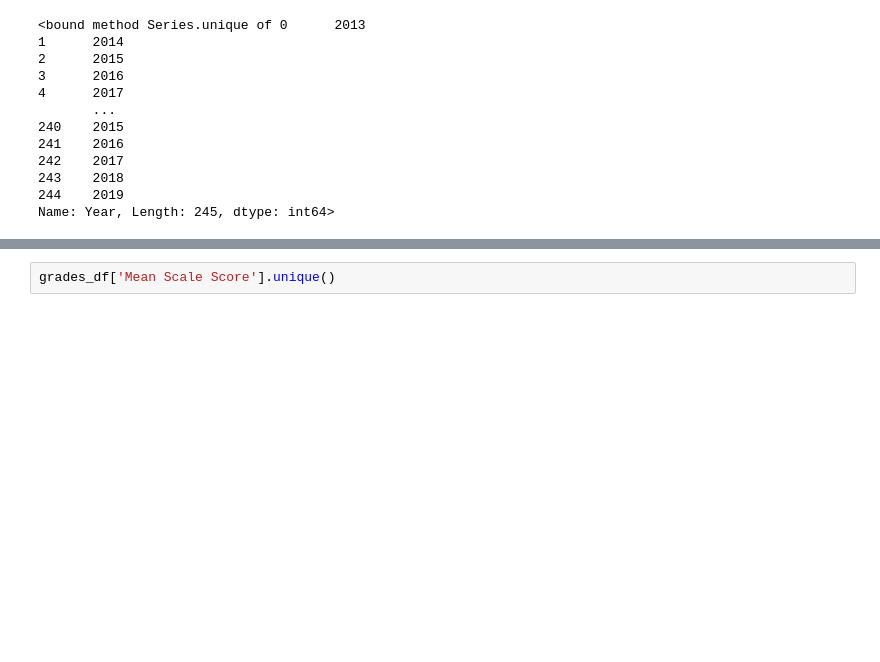
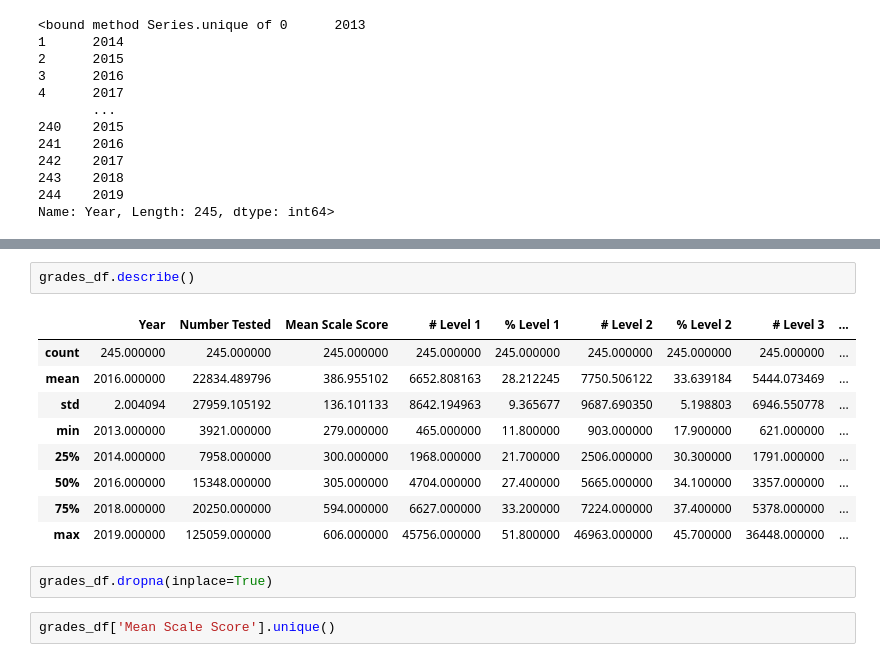
Before and after one commit to myCanaless/NYCeducation-duringCOVID, a Jupyter notebook: code/01 eda.ipynb, the cells around one changed output, grey strips where cells are left out. Drawn from its saved outputs; the diff is of its cells as text; blank space fills up the shorter version.

```diff
--- a/code/01 eda.ipynb
+++ b/code/01 eda.ipynb
@@ -85,3 +105,17 @@ Name: Year, Length: 245, dtype: int64>
+# %%
+grades_df.describe()
+# %% [output]
+|  | Year | Number Tested | Mean Scale Score | # Level 1 | % Level 1 | # Level 2 | % Level 2 | # Level 3 | ... |
+| count | 245.000000 | 245.000000 | 245.000000 | 245.000000 | 245.000000 | 245.000000 | 245.000000 | 245.000000 | ... |
+| mean | 2016.000000 | 22834.489796 | 386.955102 | 6652.808163 | 28.212245 | 7750.506122 | 33.639184 | 5444.073469 | ... |
+| std | 2.004094 | 27959.105192 | 136.101133 | 8642.194963 | 9.365677 | 9687.690350 | 5.198803 | 6946.550778 | ... |
+| min | 2013.000000 | 3921.000000 | 279.000000 | 465.000000 | 11.800000 | 903.000000 | 17.900000 | 621.000000 | ... |
+| 25% | 2014.000000 | 7958.000000 | 300.000000 | 1968.000000 | 21.700000 | 2506.000000 | 30.300000 | 1791.000000 | ... |
+| 50% | 2016.000000 | 15348.000000 | 305.000000 | 4704.000000 | 27.400000 | 5665.000000 | 34.100000 | 3357.000000 | ... |
+| 75% | 2018.000000 | 20250.000000 | 594.000000 | 6627.000000 | 33.200000 | 7224.000000 | 37.400000 | 5378.000000 | ... |
+| max | 2019.000000 | 125059.000000 | 606.000000 | 45756.000000 | 51.800000 | 46963.000000 | 45.700000 | 36448.000000 | ... |
+# %%
+grades_df.dropna(inplace=True)
 # %%
 grades_df['Mean Scale Score'].unique()
 # %% [output]
```
Also changed, not shown: parts of 8 cells of this notebook, 3 other files.
